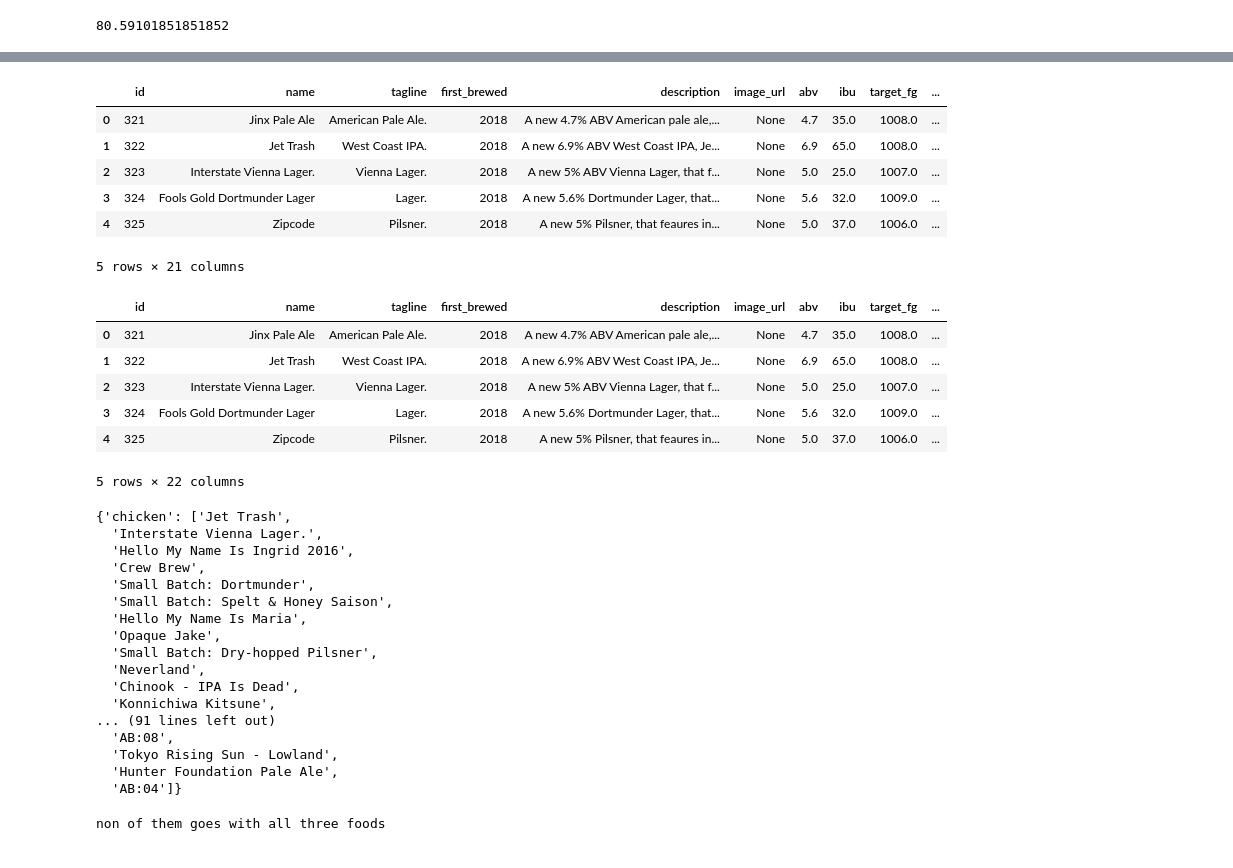
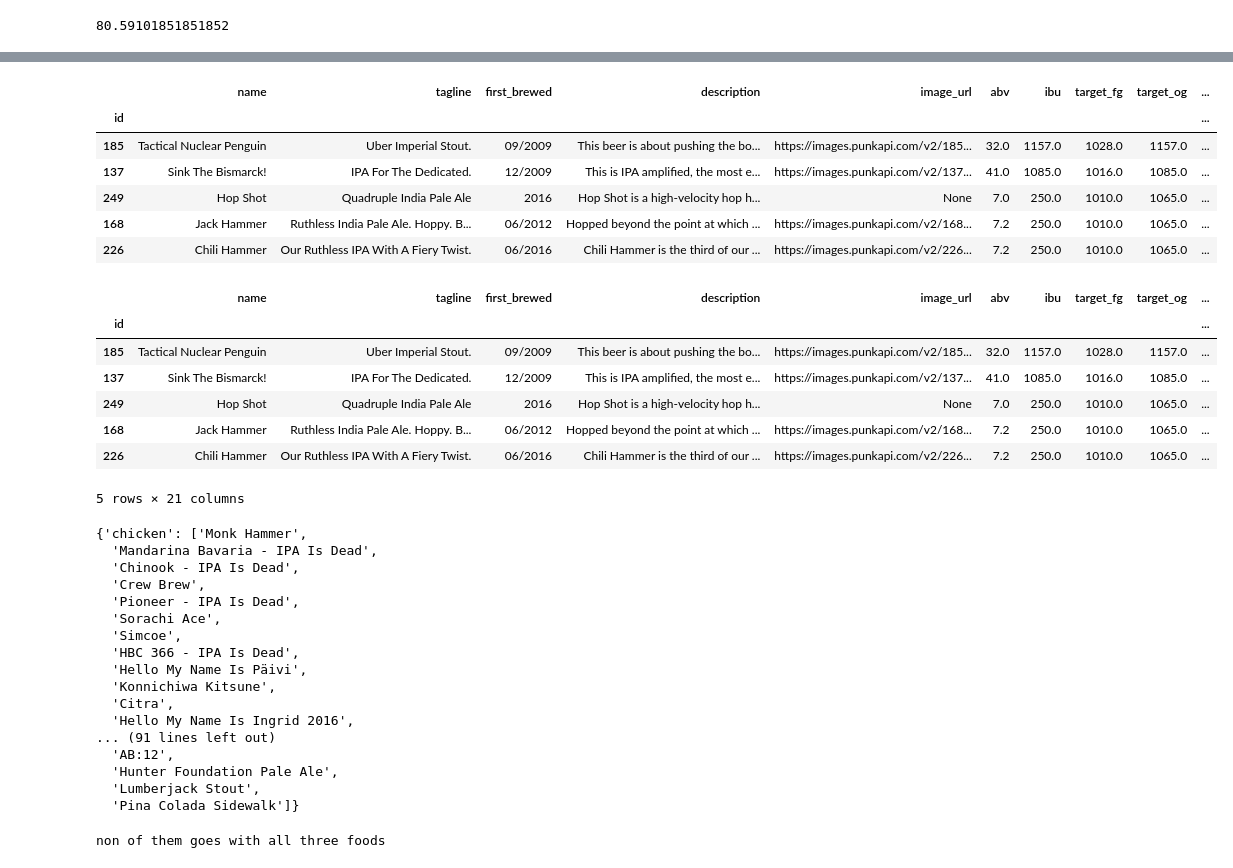
Before and after one commit to sprogl/marketing_automation_challenge, a Jupyter notebook: main.ipynb, the cells around one changed output, grey strips where cells are left out. Cells and saved outputs as stored; diff of their text form; code cells hidden in the pictures.

```diff
--- a/main.ipynb
+++ b/main.ipynb
@@ -18,5 +18,6 @@ while cont:
         cont = False
     df = pd.concat([pd.DataFrame(resp), df], axis=0)
     # df = df.append(pd.DataFrame(resp))
+df.set_index(keys="id", inplace=True)
 df.head()
 # %% [output]
@@ -59,29 +60,26 @@ df.head()
 # %%
-@np.vectorize
-def isvalid(x):
-    return not np.isnan(x) and 80 < x and x < 95
-
 df = df[(~df["attenuation_level"].isna()) & (df["attenuation_level"]>80) & (df["attenuation_level"]<95)]
 df.head()
 # %% [output]
-|  | id | name | tagline | first_brewed | description | image_url | abv | ibu | target_fg | ... |
-| 0 | 321 | Jinx Pale Ale | American Pale Ale. | 2018 | A new 4.7% ABV American pale ale,... | None | 4.7 | 35.0 | 1008.0 | ... |
-| 1 | 322 | Jet Trash | West Coast IPA. | 2018 | A new 6.9% ABV West Coast IPA, Je... | None | 6.9 | 65.0 | 1008.0 | ... |
-| 2 | 323 | Interstate Vienna Lager. | Vienna Lager. | 2018 | A new 5% ABV Vienna Lager, that f... | None | 5.0 | 25.0 | 1007.0 | ... |
-| 3 | 324 | Fools Gold Dortmunder Lager | Lager. | 2018 | A new 5.6% Dortmunder Lager, that... | None | 5.6 | 32.0 | 1009.0 | ... |
-| 4 | 325 | Zipcode | Pilsner. | 2018 | A new 5% Pilsner, that feaures in... | None | 5.0 | 37.0 | 1006.0 | ... |
+|  | name | tagline | first_brewed | description | image_url | abv | ibu | target_fg | target_og | ... |
+| id |  |  |  |  |  |  |  |  |  | ... |
+| 185 | Tactical Nuclear Penguin | Uber Imperial Stout. | 09/2009 | This beer is about pushing the bo... | https://images.punkapi.com/v2/185... | 32.0 | 1157.0 | 1028.0 | 1157.0 | ... |
+| 137 | Sink The Bismarck! | IPA For The Dedicated. | 12/2009 | This is IPA amplified, the most e... | https://images.punkapi.com/v2/137... | 41.0 | 1085.0 | 1016.0 | 1085.0 | ... |
+| 249 | Hop Shot | Quadruple India Pale Ale | 2016 | Hop Shot is a high-velocity hop h... | None | 7.0 | 250.0 | 1010.0 | 1065.0 | ... |
+| 168 | Jack Hammer | Ruthless India Pale Ale. Hoppy. B... | 06/2012 | Hopped beyond the point at which ... | https://images.punkapi.com/v2/168... | 7.2 | 250.0 | 1010.0 | 1065.0 | ... |
+| 226 | Chili Hammer | Our Ruthless IPA With A Fiery Twist. | 06/2016 | Chili Hammer is the third of our ... | https://images.punkapi.com/v2/226... | 7.2 | 250.0 | 1010.0 | 1065.0 | ... |
-5 rows × 21 columns
 # %%
 df["mash_temp"] = df["method"].apply(lambda method: dict(method)["mash_temp"][0]["temp"]["value"])
 df.head()
 # %% [output]
-|  | id | name | tagline | first_brewed | description | image_url | abv | ibu | target_fg | ... |
-| 0 | 321 | Jinx Pale Ale | American Pale Ale. | 2018 | A new 4.7% ABV American pale ale,... | None | 4.7 | 35.0 | 1008.0 | ... |
-| 1 | 322 | Jet Trash | West Coast IPA. | 2018 | A new 6.9% ABV West Coast IPA, Je... | None | 6.9 | 65.0 | 1008.0 | ... |
-| 2 | 323 | Interstate Vienna Lager. | Vienna Lager. | 2018 | A new 5% ABV Vienna Lager, that f... | None | 5.0 | 25.0 | 1007.0 | ... |
-| 3 | 324 | Fools Gold Dortmunder Lager | Lager. | 2018 | A new 5.6% Dortmunder Lager, that... | None | 5.6 | 32.0 | 1009.0 | ... |
-| 4 | 325 | Zipcode | Pilsner. | 2018 | A new 5% Pilsner, that feaures in... | None | 5.0 | 37.0 | 1006.0 | ... |
+|  | name | tagline | first_brewed | description | image_url | abv | ibu | target_fg | target_og | ... |
+| id |  |  |  |  |  |  |  |  |  | ... |
+| 185 | Tactical Nuclear Penguin | Uber Imperial Stout. | 09/2009 | This beer is about pushing the bo... | https://images.punkapi.com/v2/185... | 32.0 | 1157.0 | 1028.0 | 1157.0 | ... |
+| 137 | Sink The Bismarck! | IPA For The Dedicated. | 12/2009 | This is IPA amplified, the most e... | https://images.punkapi.com/v2/137... | 41.0 | 1085.0 | 1016.0 | 1085.0 | ... |
+| 249 | Hop Shot | Quadruple India Pale Ale | 2016 | Hop Shot is a high-velocity hop h... | None | 7.0 | 250.0 | 1010.0 | 1065.0 | ... |
+| 168 | Jack Hammer | Ruthless India Pale Ale. Hoppy. B... | 06/2012 | Hopped beyond the point at which ... | https://images.punkapi.com/v2/168... | 7.2 | 250.0 | 1010.0 | 1065.0 | ... |
+| 226 | Chili Hammer | Our Ruthless IPA With A Fiery Twist. | 06/2016 | Chili Hammer is the third of our ... | https://images.punkapi.com/v2/226... | 7.2 | 250.0 | 1010.0 | 1065.0 | ... |
-5 rows × 22 columns
+5 rows × 21 columns
 # %%
 list_of_foods = ["chicken", "cheese", "chocolate"]
 beer_map = {}
@@ -98,21 +96,21 @@ for f in list_of_foods:
 
 beer_map
 # %% [output]
-{'chicken': ['Jet Trash',
-  'Interstate Vienna Lager.',
+{'chicken': ['Monk Hammer',
+  'Mandarina Bavaria - IPA Is Dead',
+  'Chinook - IPA Is Dead',
+  'Crew Brew',
+  'Pioneer - IPA Is Dead',
+  'Sorachi Ace',
+  'Simcoe',
+  'HBC 366 - IPA Is Dead',
+  'Hello My Name Is Päivi',
+  'Konnichiwa Kitsune',
+  'Citra',
   'Hello My Name Is Ingrid 2016',
-  'Crew Brew',
-  'Small Batch: Dortmunder',
-  'Small Batch: Spelt & Honey Saison',
-  'Hello My Name Is Maria',
-  'Opaque Jake',
-  'Small Batch: Dry-hopped Pilsner',
-  'Neverland',
-  'Chinook - IPA Is Dead',
-  'Konnichiwa Kitsune',
 ... (91 lines left out)
-  'AB:08',
-  'Tokyo Rising Sun - Lowland',
+  'AB:12',
   'Hunter Foundation Pale Ale',
-  'AB:04']}
+  'Lumberjack Stout',
+  'Pina Colada Sidewalk']}
 # %%
```
Also changed, not shown: parts of 4 cells of this notebook.
